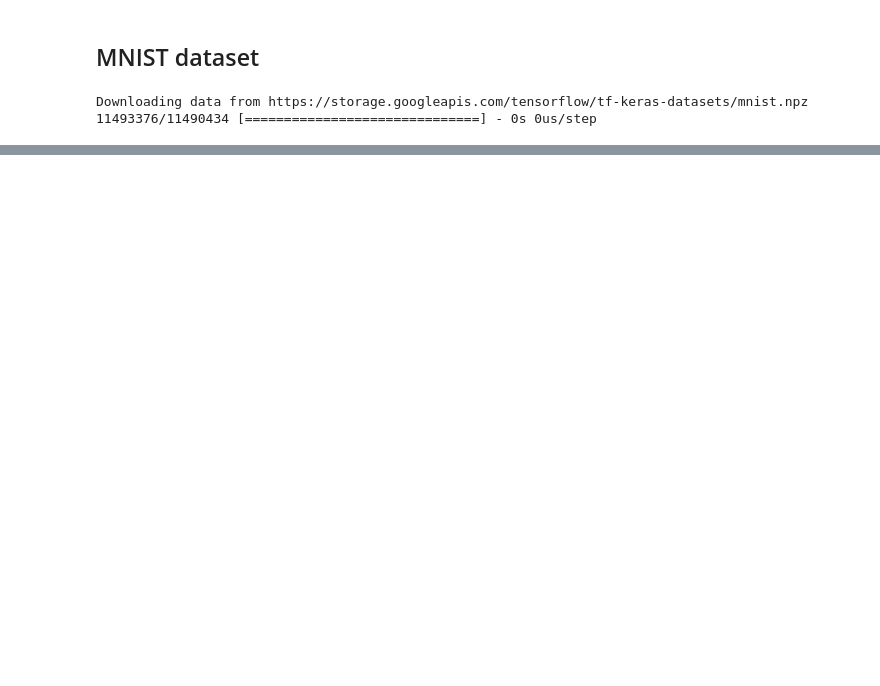
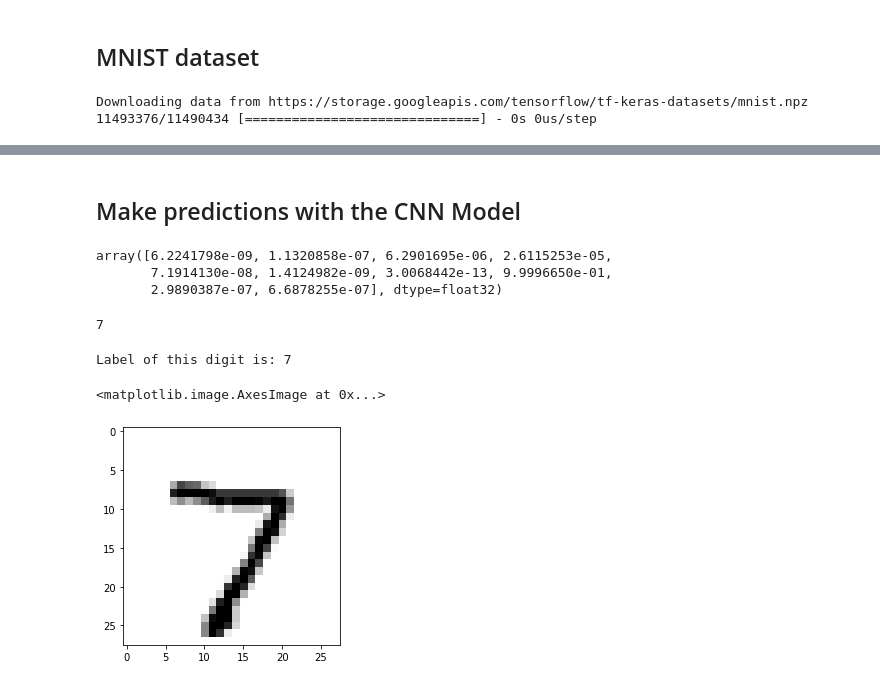
Before and after one commit to vishwanath103/MIT-DL-Course, a Jupyter notebook: MNIST_Digit_Classification.ipynb, the cells around one changed output, grey strips where cells are left out. Saved outputs shown, nothing was run; the diff lists cells and outputs as text; code cells hidden in the pictures; blank space fills up the shorter version.

```diff
--- a/MNIST_Digit_Classification.ipynb
+++ b/MNIST_Digit_Classification.ipynb
@@ -74,0 +167,2 @@ model.compile(optimizer=tf.keras.optimizers.SGD(learning_rate=1e-1),
+# %% [markdown]
+## Make predictions with the CNN Model
@@ -74,0 +171,18 @@ model.compile(optimizer=tf.keras.optimizers.SGD(learning_rate=1e-1),
+# %%
+predictions[0]
+# %% [output]
+array([6.2241798e-09, 1.1320858e-07, 6.2901695e-06, 2.6115253e-05,
+       7.1914130e-08, 1.4124982e-09, 3.0068442e-13, 9.9996650e-01,
+       2.9890387e-07, 6.6878255e-07], dtype=float32)
+# %%
+prediction = np.argmax(predictions[0])
+print(prediction)
+# %% [output]
+7
+# %%
+print("Label of this digit is:", test_labels[0])
+plt.imshow(test_images[0,:,:,0], cmap=plt.cm.binary)
+# %% [output]
+Label of this digit is: 7
+<matplotlib.image.AxesImage at 0x...>
+[figure, added]
```
Also changed, not shown: parts of 11 cells of this notebook.
